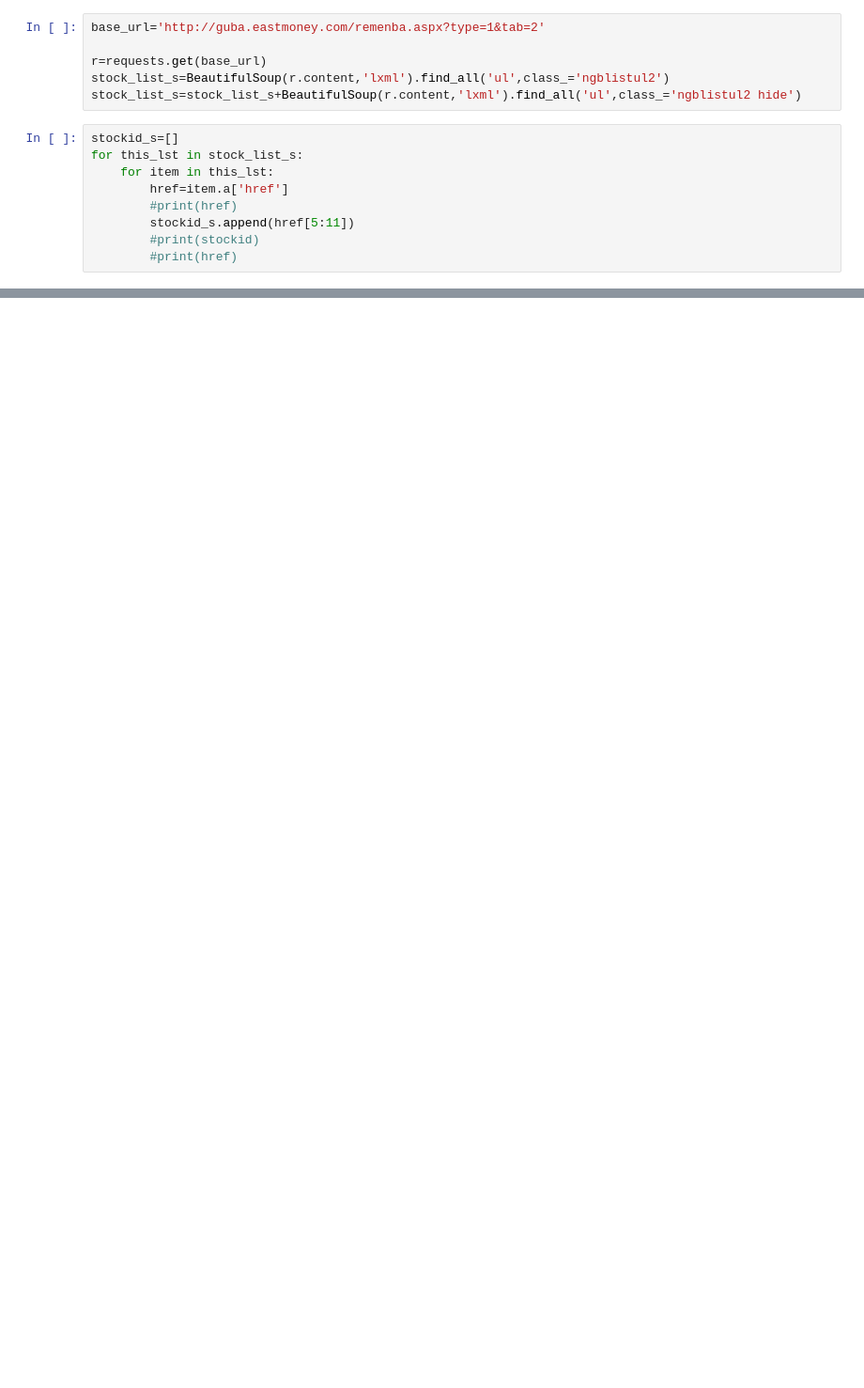
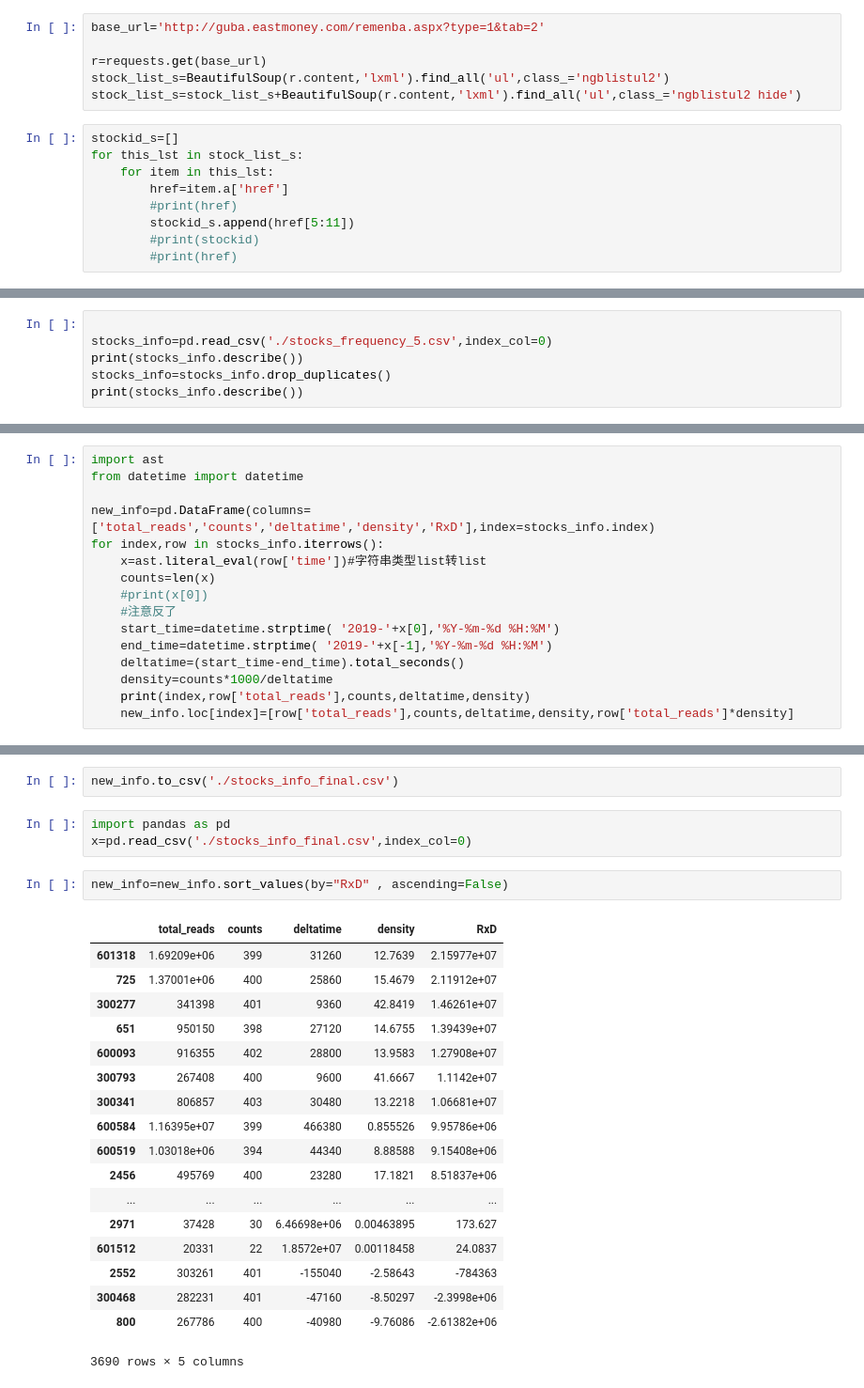
Before and after one commit to BryanWuxiaoyang/DaChuang, a Jupyter notebook: get_all.ipynb, the cells around one changed output, grey strips where cells are left out. Shown at 94% size. Drawn from its saved outputs; the diff is of its cells as text; blank space fills up the shorter version.

```diff
--- a/get_all.ipynb
+++ b/get_all.ipynb
@@ -45,0 +159,6 @@ print(stockid_s)
+# %%
+
+stocks_info=pd.read_csv('./stocks_frequency_5.csv',index_col=0)
+print(stocks_info.describe())
+stocks_info=stocks_info.drop_duplicates()
+print(stocks_info.describe())
@@ -45,0 +191,16 @@ print(stockid_s)
+# %%
+import ast
+from datetime import datetime
+
+new_info=pd.DataFrame(columns=['total_reads','counts','deltatime','density','RxD'],index=stocks_info.index)
+for index,row in stocks_info.iterrows():
+    x=ast.literal_eval(row['time'])#字符串类型list转list
+    counts=len(x)
+    #print(x[0])
+    #注意反了
+    start_time=datetime.strptime( '2019-'+x[0],'%Y-%m-%d %H:%M')
+    end_time=datetime.strptime( '2019-'+x[-1],'%Y-%m-%d %H:%M')
+    deltatime=(start_time-end_time).total_seconds()
+    density=counts*1000/deltatime
+    print(index,row['total_reads'],counts,deltatime,density)
+    new_info.loc[index]=[row['total_reads'],counts,deltatime,density,row['total_reads']*density]
@@ -45,0 +225,26 @@ print(stockid_s)
+# %%
+new_info.to_csv('./stocks_info_final.csv')
+# %%
+import pandas as pd
+x=pd.read_csv('./stocks_info_final.csv',index_col=0)
+# %%
+new_info=new_info.sort_values(by="RxD" , ascending=False)
+# %% [output]
+|  | total_reads | counts | deltatime | density | RxD |
+| 601318 | 1.69209e+06 | 399 | 31260 | 12.7639 | 2.15977e+07 |
+| 725 | 1.37001e+06 | 400 | 25860 | 15.4679 | 2.11912e+07 |
+| 300277 | 341398 | 401 | 9360 | 42.8419 | 1.46261e+07 |
+| 651 | 950150 | 398 | 27120 | 14.6755 | 1.39439e+07 |
+| 600093 | 916355 | 402 | 28800 | 13.9583 | 1.27908e+07 |
+| 300793 | 267408 | 400 | 9600 | 41.6667 | 1.1142e+07 |
+| 300341 | 806857 | 403 | 30480 | 13.2218 | 1.06681e+07 |
+| 600584 | 1.16395e+07 | 399 | 466380 | 0.855526 | 9.95786e+06 |
+| 600519 | 1.03018e+06 | 394 | 44340 | 8.88588 | 9.15408e+06 |
+| 2456 | 495769 | 400 | 23280 | 17.1821 | 8.51837e+06 |
+| ... | ... | ... | ... | ... | ... |
+| 2971 | 37428 | 30 | 6.46698e+06 | 0.00463895 | 173.627 |
+| 601512 | 20331 | 22 | 1.8572e+07 | 0.00118458 | 24.0837 |
+| 2552 | 303261 | 401 | -155040 | -2.58643 | -784363 |
+| 300468 | 282231 | 401 | -47160 | -8.50297 | -2.3998e+06 |
+| 800 | 267786 | 400 | -40980 | -9.76086 | -2.61382e+06 |
+3690 rows × 5 columns
```
Also changed, not shown: parts of 14 cells of this notebook, 2 other files.
